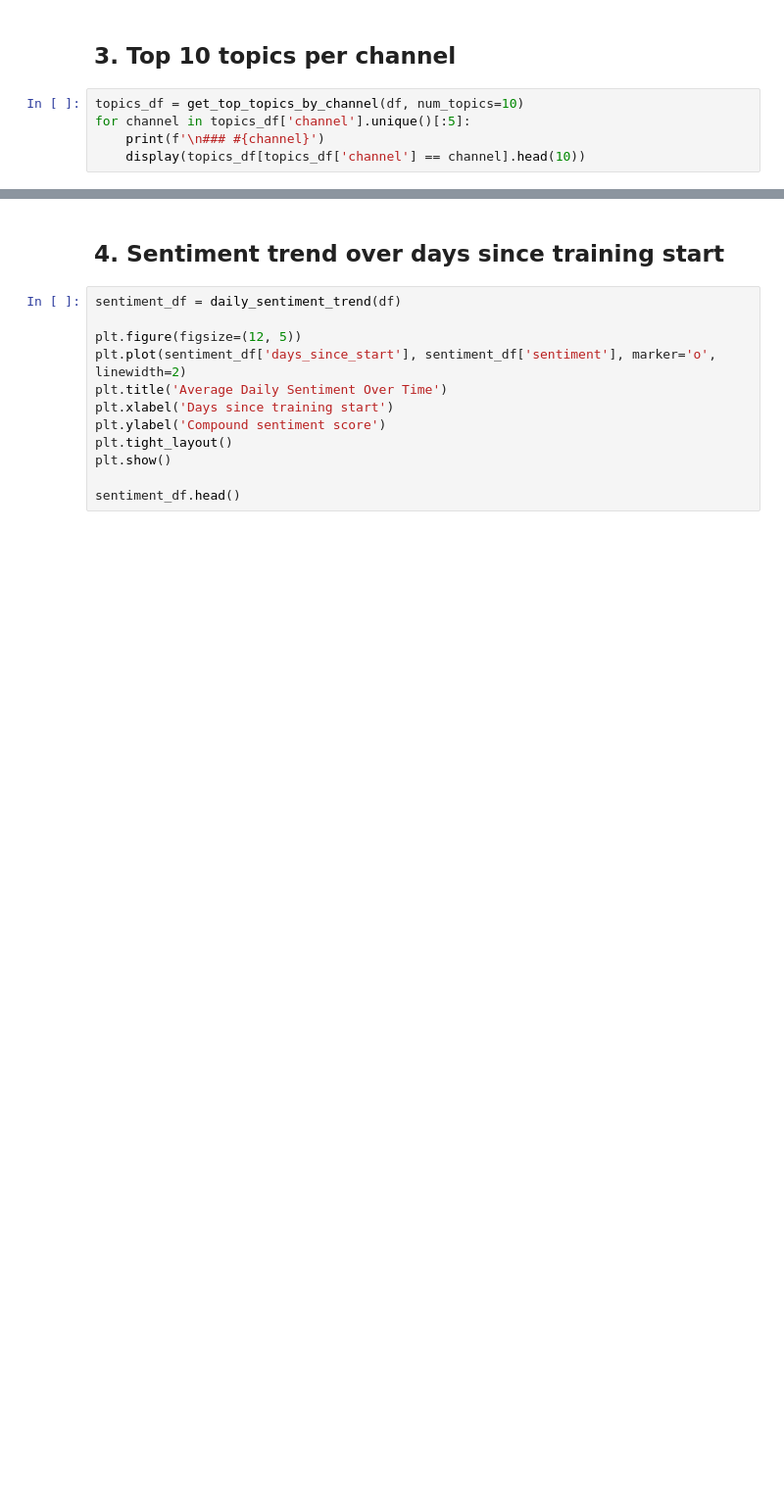
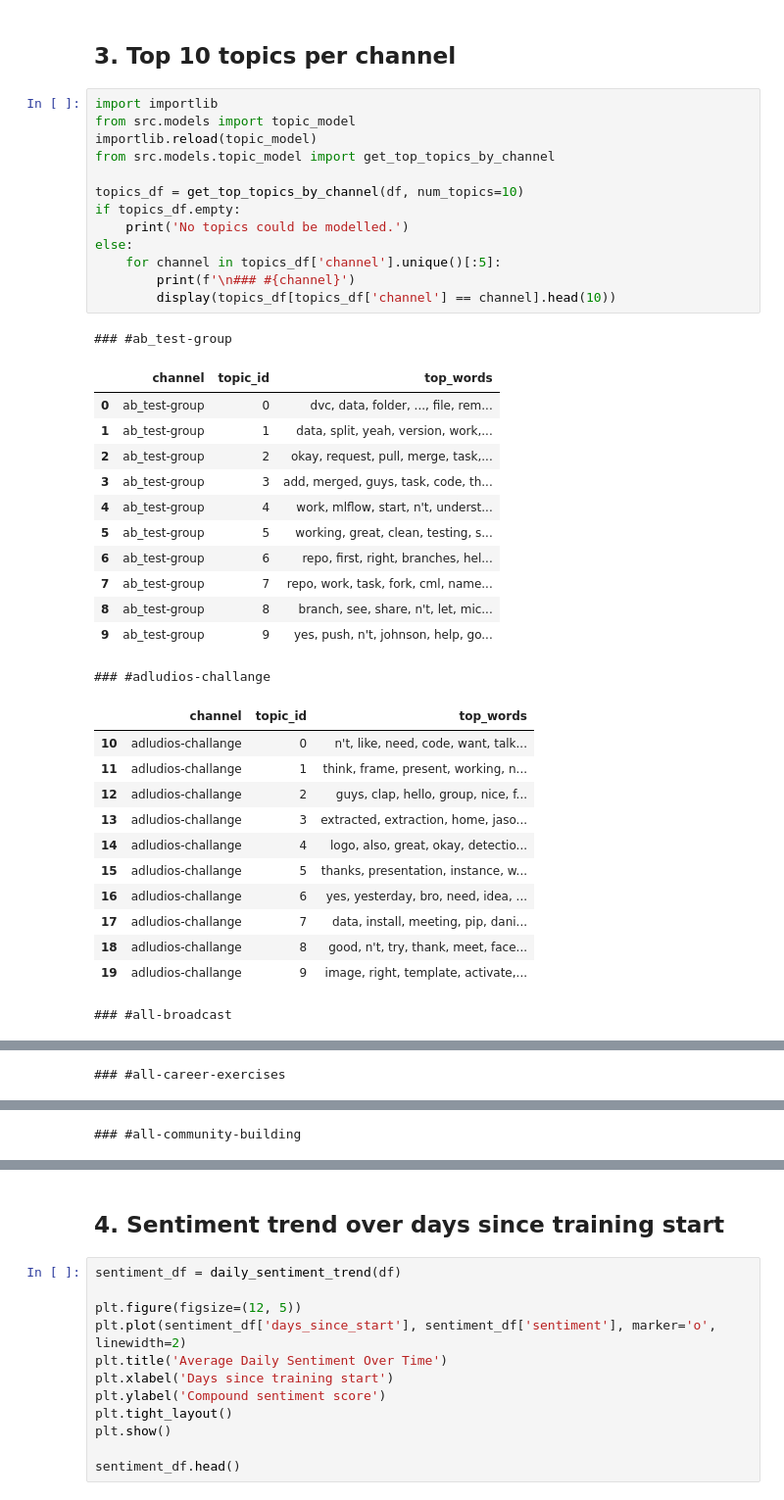
Before and after one commit to tesfaymebre/slack-analysis, a Jupyter notebook: notebooks/ml_analysis.ipynb, the cells around one changed output, grey strips where cells are left out. Shown: that part at 98% size. Saved outputs shown, nothing was run; the diff lists cells and outputs as text; blank space fills up the shorter version.

Commit message:
fix: stabilize Task 2 ML pipeline and complete ml_analysis notebook

```diff
--- a/notebooks/ml_analysis.ipynb
+++ b/notebooks/ml_analysis.ipynb
@@ -59,7 +77,41 @@ print(f"\nTest accuracy: {report['accuracy']:.3f}")
 # %% [markdown]
 ## 3. Top 10 topics per channel
 # %%
+import importlib
+from src.models import topic_model
+importlib.reload(topic_model)
+from src.models.topic_model import get_top_topics_by_channel
+
 topics_df = get_top_topics_by_channel(df, num_topics=10)
-for channel in topics_df['channel'].unique()[:5]:
-    print(f'\n### #{channel}')
-    display(topics_df[topics_df['channel'] == channel].head(10))
+if topics_df.empty:
+    print('No topics could be modelled.')
+else:
+    for channel in topics_df['channel'].unique()[:5]:
+        print(f'\n### #{channel}')
+        display(topics_df[topics_df['channel'] == channel].head(10))
+# %% [output]
+### #ab_test-group
+|  | channel | topic_id | top_words |
+| 0 | ab_test-group | 0 | dvc, data, folder, ..., file, rem... |
+| 1 | ab_test-group | 1 | data, split, yeah, version, work,... |
+| 2 | ab_test-group | 2 | okay, request, pull, merge, task,... |
+| 3 | ab_test-group | 3 | add, merged, guys, task, code, th... |
+| 4 | ab_test-group | 4 | work, mlflow, start, n't, underst... |
+| 5 | ab_test-group | 5 | working, great, clean, testing, s... |
+| 6 | ab_test-group | 6 | repo, first, right, branches, hel... |
+| 7 | ab_test-group | 7 | repo, work, task, fork, cml, name... |
+| 8 | ab_test-group | 8 | branch, see, share, n't, let, mic... |
+| 9 | ab_test-group | 9 | yes, push, n't, johnson, help, go... |
+### #adludios-challange
+|  | channel | topic_id | top_words |
+| 10 | adludios-challange | 0 | n't, like, need, code, want, talk... |
+| 11 | adludios-challange | 1 | think, frame, present, working, n... |
+| 12 | adludios-challange | 2 | guys, clap, hello, group, nice, f... |
+| 13 | adludios-challange | 3 | extracted, extraction, home, jaso... |
+| 14 | adludios-challange | 4 | logo, also, great, okay, detectio... |
+| 15 | adludios-challange | 5 | thanks, presentation, instance, w... |
+| 16 | adludios-challange | 6 | yes, yesterday, bro, need, idea, ... |
+| 17 | adludios-challange | 7 | data, install, meeting, pip, dani... |
+| 18 | adludios-challange | 8 | good, n't, try, thank, meet, face... |
+| 19 | adludios-challange | 9 | image, right, template, activate,... |
+### #all-broadcast
@@ -65,0 +129 @@ for channel in topics_df['channel'].unique()[:5]:
+### #all-career-exercises
@@ -65,0 +141 @@ for channel in topics_df['channel'].unique()[:5]:
+### #all-community-building
```
Also changed, not shown: parts of 8 cells of this notebook, 5 other files.
